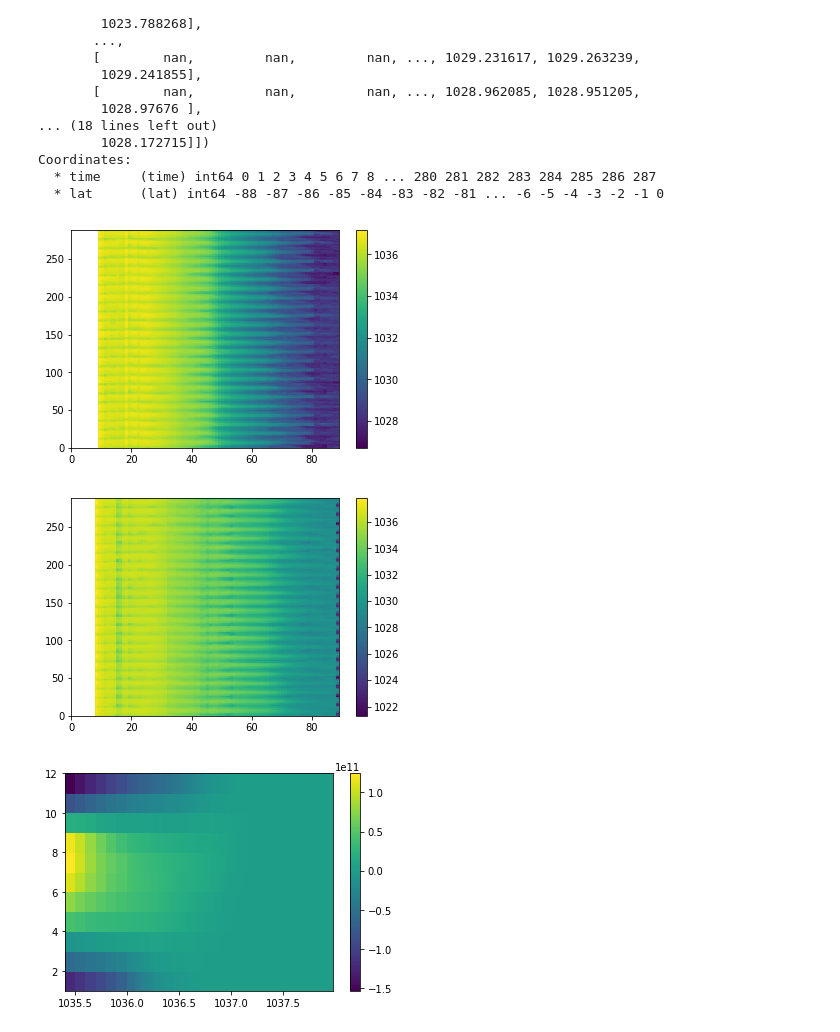
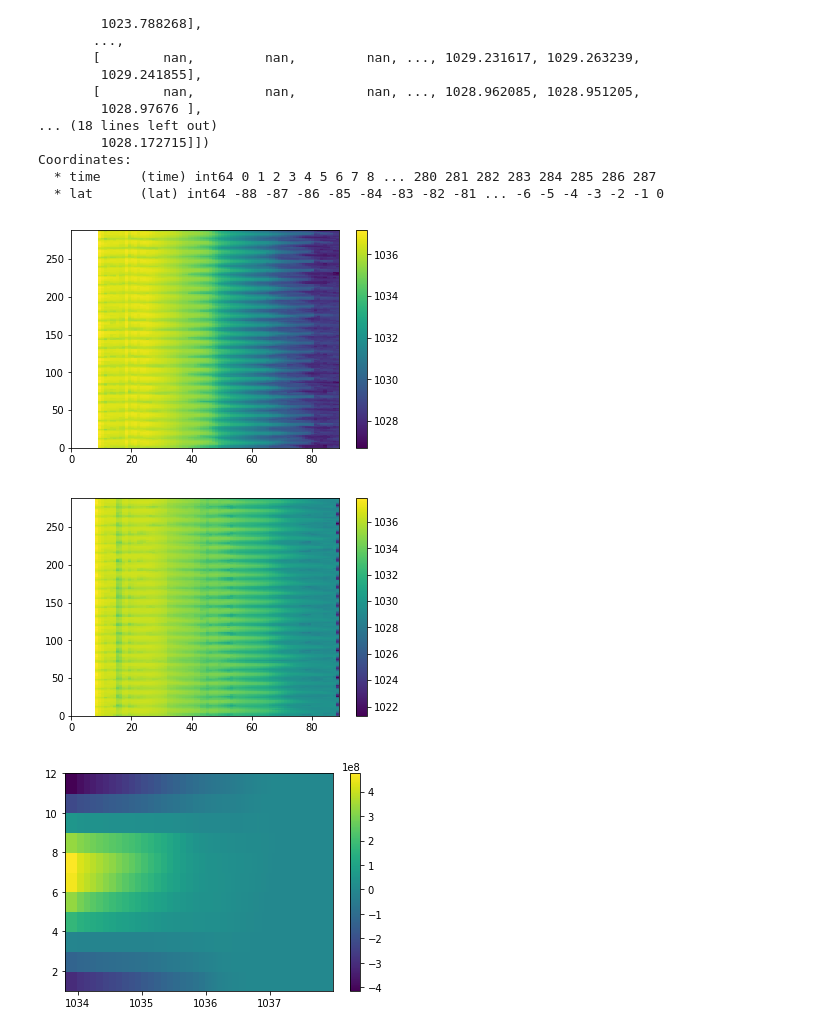
Before and after one commit to tatsumonkman47/ECCO-Cross-Isopycnal-Mixing, a Jupyter notebook: Integrate_Surface_Fluxes.ipynb, the cells around one changed output. Saved outputs shown, nothing was run; the diff lists cells and outputs as text; code cells hidden in the pictures.

```diff
--- a/Integrate_Surface_Fluxes.ipynb
+++ b/Integrate_Surface_Fluxes.ipynb
@@ -117,7 +133,7 @@ Data variables:
     lat      (tile, j, i) float64 -88.24 -88.38 -88.52 ... -88.03 -88.08 -88.1
 Dimensions without coordinates: tile
 # %%
-Flux_Surface = ((-surface_alpha.alpha/surface_heat_capacity.cp)*oceQnet.oceQnet - (RHO_SW*So/RHO_SW)*surface_beta.beta*oceFWflx.oceFWflx).copy(deep=True)
+Flux_Surface = ((-surface_alpha.alpha/surface_heat_capacity.cp)*oceQnet.oceQnet - (RHO_SW*So/RHO_FW)*surface_beta.beta*oceFWflx.oceFWflx).copy(deep=True)
 Flux_Surface_Southern = Flux_Surface.copy(deep=True)
 Flux_Surface_Southern.loc[{"tile":2}] = Flux_Surface.isel(tile=2)*np.nan
 Flux_Surface_Southern.loc[{"tile":5}] = Flux_Surface.isel(tile=5)*np.nan
@@ -176,7 +192,7 @@ F_int_dataarray.load()
 
 # calculate integral of surface flux over time period..
 for density in pot_dens_coord:
-    F_int_dataarray.loc[{"pot_rho":density}]=(Flux_Surface_Southern*PDENS.PDENS.where(PDENS.PDENS > density)*grid.rA).sum(dim=["i","j","tile"])
+    F_int_dataarray.loc[{"pot_rho":density}]=(Flux_Surface_Southern*grid.rA.where(PDENS.PDENS > density)).sum(dim=["i","j","tile"])
     print("Done "+str(density)+" surface")
 # %% [output]
 Done 1000.0 surface
@@ -266,22 +282,22 @@ Coordinates:
 # %%
 plt.pcolor(dens_minima_dataarray_y)
 plt.colorbar()
 plt.show()
 plt.close()
 
 plt.pcolor(dens_minima_dataarray_x)
 plt.colorbar()
 plt.show()
 plt.close()
 
-plt.pcolor(F_int_dataarray.isel(time=slice(0,12),pot_rho=slice(40,151)).pot_rho,F_int_dataarray.isel(time=slice(0,12)).time,F_int_dataarray.isel(time=slice(0,12),pot_rho=slice(45,151)))
+plt.pcolor(F_int_dataarray.isel(time=slice(0,12),pot_rho=slice(30,151)).pot_rho,F_int_dataarray.isel(time=slice(0,12)).time,F_int_dataarray.isel(time=slice(0,12),pot_rho=slice(30,151)))
 plt.colorbar()
 plt.show()
 plt.close()
 # %% [output]
 [figure]
 [figure]
-[figure, old version]
+[figure, new version]
 # %%
 print(F_int_dataarray_shifted_down)
 print(F_int_dataarray_shifted_up)
```
Also changed, not shown: parts of 11 cells of this notebook.
